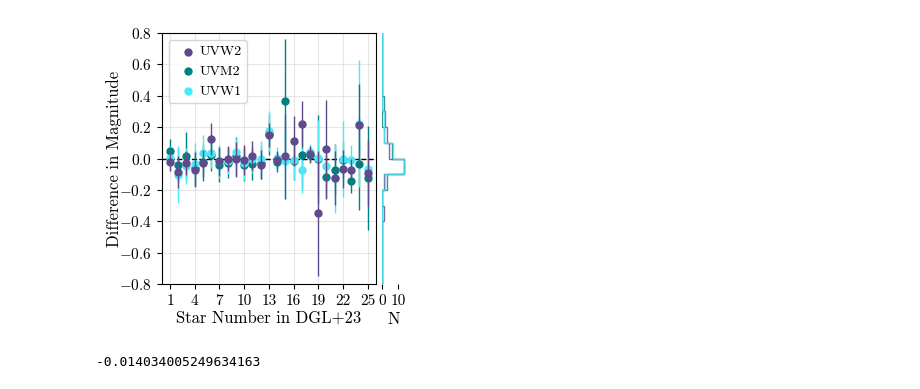
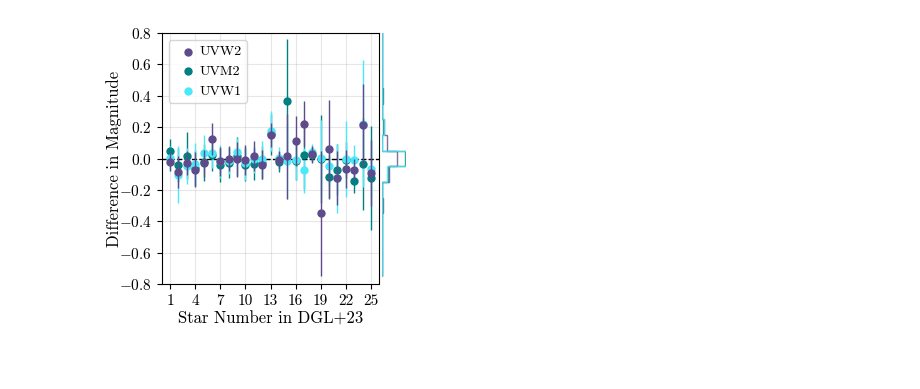
Before and after one commit to AstroLudwig/SUMS_UVPhotometricCatalog, a Jupyter notebook: 3_ValidationTesting/0_ComparisonToDrout23.ipynb, the cells around one changed output. Saved outputs shown, nothing was run; the diff lists cells and outputs as text; code cells hidden in the pictures.

Commit message:
Cleaned notebook, removed tick labels on histogram

```diff
--- a/3_ValidationTesting/0_ComparisonToDrout23.ipynb
+++ b/3_ValidationTesting/0_ComparisonToDrout23.ipynb
@@ -7,8 +7,9 @@ from astropy.coordinates import SkyCoord
 
 colors  = ['#5f4b8b','#008080','#4be8f9']
 
-
-directory = '/home/bethany/Projects/0_Data/0_SUMS_Catalogs/'
+# Set dir depending on machine
+data_dir = '/home/bethany/Projects/0_Data/'
+directory = data_dir + '0_SUMS_Catalogs/'
 plt.style.use('/home/bethany/Projects/0_PublishedCode/SUMS_UVPhotometricCatalog/sums.mplstyle')
 
 def Quad(X1,X2):
@@ -65,9 +66,7 @@ for uvfilter in uv_filters:
     col = disc[uvfilter].str.split('\t', expand=True)
     disc[uvfilter] = col[1]
     disc[f'{uvfilter}_err'] = col[3]
-    # Us minus them
+    # SUMS Catalog - Discovery Paper
     disc[f'{uvfilter}_diff']  = df[uvfilter] - disc[uvfilter].astype(float)
     # Reminder this is the combined error in both measurements
     disc[f'{uvfilter}_diff_err'] = Quad(df[f'{uvfilter}_err'], disc[f'{uvfilter}_err'].astype(float))
-
-disc
@@ -123,41 +103,35 @@ ax.legend(loc='upper left',handletextpad=-0.2)
 # Limits
 ax.set_xlim(0,26)
 ydim = [-0.8,0.8]
 ax.set_ylim(ydim)
 ax.grid(True,alpha=0.3)
 # Ticks
 ax.set_xticks(np.arange(1,26,3))
 ax.set_xticklabels([str(i) for i in np.arange(1,26,3)])
 
 # HISTOGRAM
 ybins = np.linspace(ydim[0],ydim[1],16)
 binwidth = 0.1
-ybins = np.arange(-0.8, 0.8 +binwidth, binwidth)
+ybins = np.arange(-0.75, 0.8 +binwidth, binwidth)
 # Regular Counts
 hist, bins, _ = bx.hist(disc['uvw2_diff'],bins=ybins,color=colors[0],alpha=0.8,histtype='step',orientation='horizontal',lw=1,range=(ydim[0],ydim[1]))
 hist, bins, _ = bx.hist(disc['uvm2_diff'],bins=ybins,color=colors[1],alpha=0.8,histtype='step',orientation='horizontal',lw=1,range=(ydim[0],ydim[1]))
 hist, bins, _ = bx.hist(disc['uvw1_diff'],bins=ybins,color=colors[2],alpha=0.8,histtype='step',orientation='horizontal',lw=1,range=(ydim[0],ydim[1]))
 bx.set_ylim(ydim)
 # Turn off ylabel and axis
 bx.set_yticklabels([])
 # Turn off spines
 bx.spines['left'].set_visible(False)
 bx.spines['right'].set_visible(False)
 bx.spines['top'].set_visible(False)
 bx.spines['bottom'].set_visible(False)
 bx.yaxis.set_visible(False)
-bx.set_xlim(0,15)
+bx.set_xlim(0,19)
 xticks = [0,10]
-bx.set_xticks(xticks)
-bx.set_xticklabels([str(i) for i in xticks])
-bx.set_xlabel('N',labelpad=3)
+bx.set_xticks([])
+bx.set_xticklabels([])
 
 plt.tight_layout(w_pad=0.15)
 plt.savefig(f'ComparisonToDiscovery.pdf',bbox_inches='tight',dpi=300)
 # %% [output]
-[figure, old version]
+[figure, new version]
-# %%
-data = np.array(disc[['uvw2_diff', 'uvm2_diff', 'uvw1_diff']]).flatten()
-np.median(data)
-# %% [output]
--0.014034005249634163
```
Also changed, not shown: parts of 2 cells of this notebook, 1 other file.
